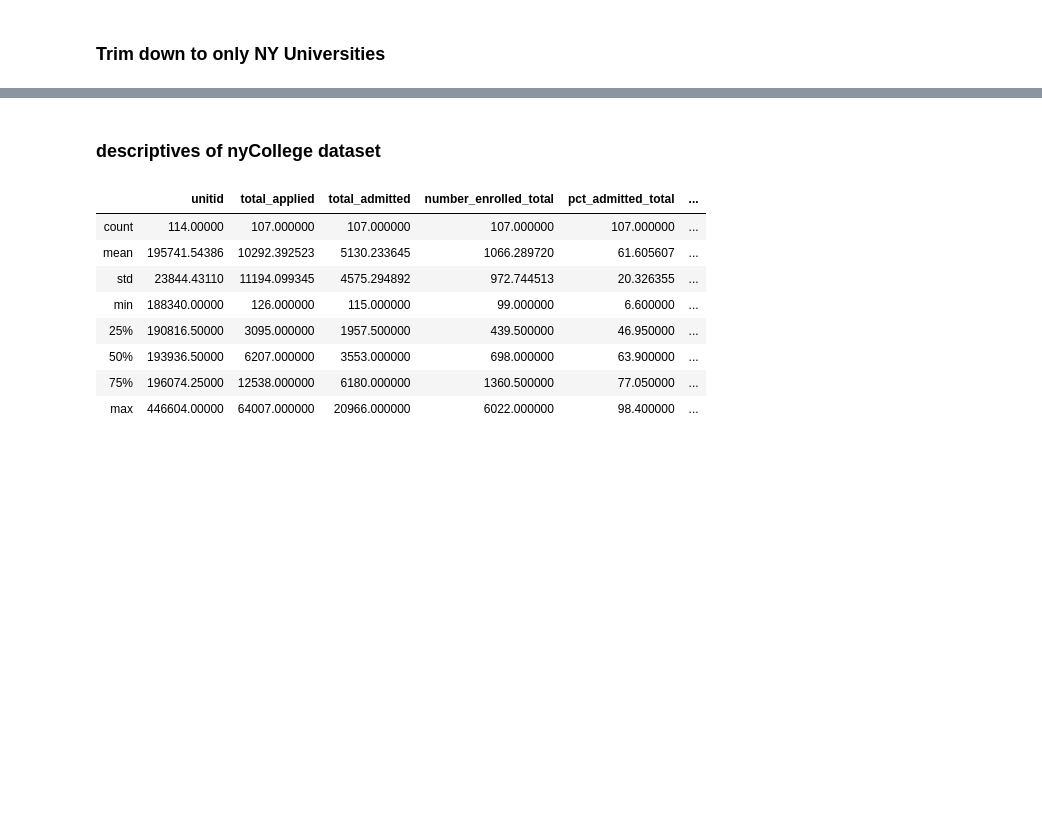
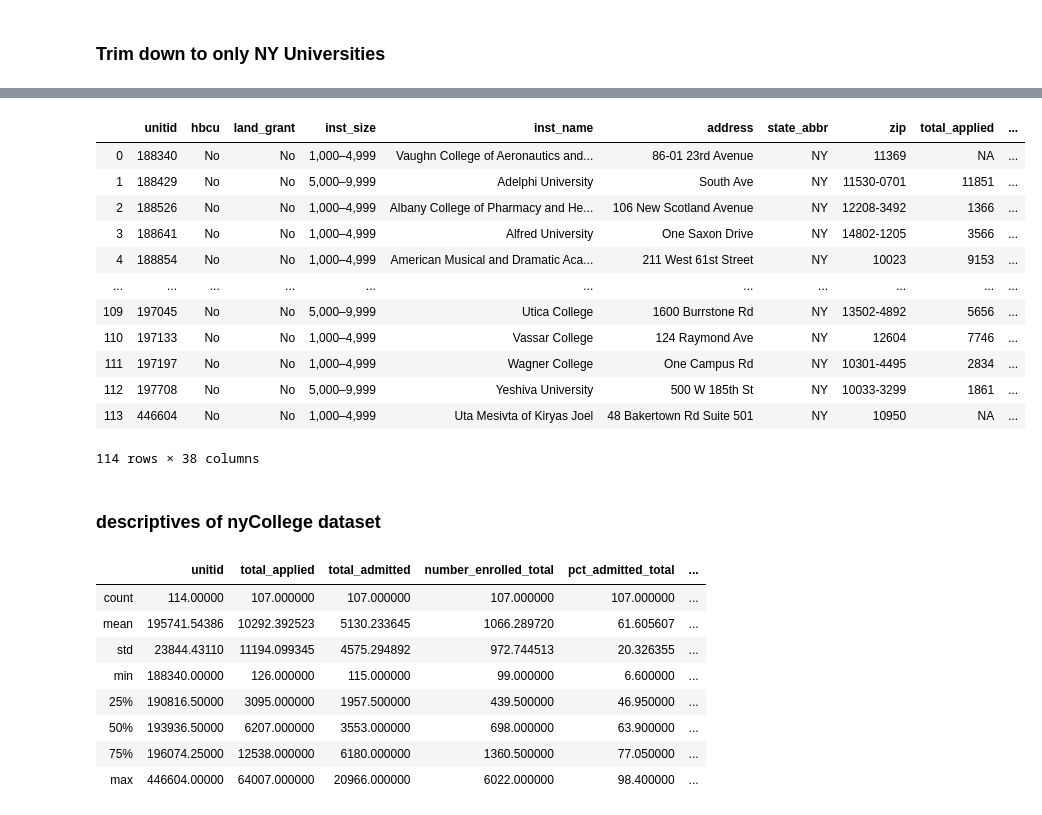
Before and after one commit to meiguan/collegeMap, a Jupyter notebook: prepDataForCollegeMap.ipynb, the cells around one changed output, grey strips where cells are left out. Cells and saved outputs as stored; diff of their text form; code cells hidden in the pictures; blank space fills up the shorter version.

```diff
--- a/prepDataForCollegeMap.ipynb
+++ b/prepDataForCollegeMap.ipynb
@@ -568,16 +352,16 @@ aid = aid.groupby(['unitid']).mean().reset_index().copy()
 nyColleges = nyColleges.merge(aid[['unitid', 'first_gen_student_pct', 'faminc_med']], on='unitid')
 # %%
 # round all values
-nyColleges['pct_admitted_total'] = round(nyColleges['pct_admitted_total']*100,2)
-nyColleges['pct_matriculated_total'] = round(nyColleges['pct_matriculated_total']*100,2)
-nyColleges['pct_admitted_female'] = round(nyColleges['pct_admitted_female']*100,2)
-nyColleges['pct_matriculated_female'] =round(nyColleges['pct_matriculated_female']*100,2)
-nyColleges['pct_admitted_male'] = round(nyColleges['pct_admitted_male']*100,2)
-nyColleges['pct_matriculated_male'] =round(nyColleges['pct_matriculated_male']*100,2)
+nyColleges['pct_admitted_total'] = round(nyColleges['pct_admitted_total']*100)
+nyColleges['pct_matriculated_total'] = round(nyColleges['pct_matriculated_total']*100)
+nyColleges['pct_admitted_female'] = round(nyColleges['pct_admitted_female']*100)
+nyColleges['pct_matriculated_female'] =round(nyColleges['pct_matriculated_female']*100)
+nyColleges['pct_admitted_male'] = round(nyColleges['pct_admitted_male']*100)
+nyColleges['pct_matriculated_male'] =round(nyColleges['pct_matriculated_male']*100)
 
-nyColleges['completion_rate_150pct'] = round(nyColleges['completion_rate_150pct']*100,2)
-nyColleges['female_completion_rate_150pct'] = round(nyColleges['female_completion_rate_150pct']*100,2)
-nyColleges['male_completion_rate_150pct'] = round(nyColleges['male_completion_rate_150pct']*100,2)
+nyColleges['completion_rate_150pct'] = round(nyColleges['completion_rate_150pct']*100)
+nyColleges['female_completion_rate_150pct'] = round(nyColleges['female_completion_rate_150pct']*100)
+nyColleges['male_completion_rate_150pct'] = round(nyColleges['male_completion_rate_150pct']*100)
 
-nyColleges['first_gen_student_pct'] = round(nyColleges['first_gen_student_pct']*100,2)
+nyColleges['first_gen_student_pct'] = round(nyColleges['first_gen_student_pct']*100)
 nyColleges['faminc_med'] = round(nyColleges['faminc_med'],0)
@@ -586,3 +368,5 @@ nyColleges.fi
+# %%
+nyColleges.fillna('NA', inplace=True)
 # %%
 nyColleges = gpd.GeoDataFrame(nyColleges, geometry=gpd.points_from_xy(nyColleges.geo_longitude,
                                                                nyColleges.geo_latitude))
@@ -594,6 +378,22 @@ nyColleges.drop(columns=['geo_latitude', 'geo_longitude', 'index', 'urban_centri
                          'act_writing_25_pctl','act_writing_75_pctl'], inplace=True)
 # %%
 nyColleges.to_file("data/nyColleges.geojson", driver="GeoJSON")
+# %%
+nyColleges
+# %% [output]
+|  | unitid | hbcu | land_grant | inst_size | inst_name | address | state_abbr | zip | total_applied | ... |
+| 0 | 188340 | No | No | 1,000–4,999 | Vaughn College of Aeronautics and... | 86-01 23rd Avenue | NY | 11369 | NA | ... |
+| 1 | 188429 | No | No | 5,000–9,999 | Adelphi University | South Ave | NY | 11530-0701 | 11851 | ... |
+| 2 | 188526 | No | No | 1,000–4,999 | Albany College of Pharmacy and He... | 106 New Scotland Avenue | NY | 12208-3492 | 1366 | ... |
+| 3 | 188641 | No | No | 1,000–4,999 | Alfred University | One Saxon Drive | NY | 14802-1205 | 3566 | ... |
+| 4 | 188854 | No | No | 1,000–4,999 | American Musical and Dramatic Aca... | 211 West 61st Street | NY | 10023 | 9153 | ... |
+| ... | ... | ... | ... | ... | ... | ... | ... | ... | ... | ... |
+| 109 | 197045 | No | No | 5,000–9,999 | Utica College | 1600 Burrstone Rd | NY | 13502-4892 | 5656 | ... |
+| 110 | 197133 | No | No | 1,000–4,999 | Vassar College | 124 Raymond Ave | NY | 12604 | 7746 | ... |
+| 111 | 197197 | No | No | 1,000–4,999 | Wagner College | One Campus Rd | NY | 10301-4495 | 2834 | ... |
+| 112 | 197708 | No | No | 5,000–9,999 | Yeshiva University | 500 W 185th St | NY | 10033-3299 | 1861 | ... |
+| 113 | 446604 | No | No | 1,000–4,999 | Uta Mesivta of Kiryas Joel | 48 Bakertown Rd Suite 501 | NY | 10950 | NA | ... |
+114 rows × 38 columns
 # %% [markdown]
 ### descriptives of nyCollege dataset
 # %%
```
Also changed, not shown: parts of 37 cells of this notebook, 1 other file.
